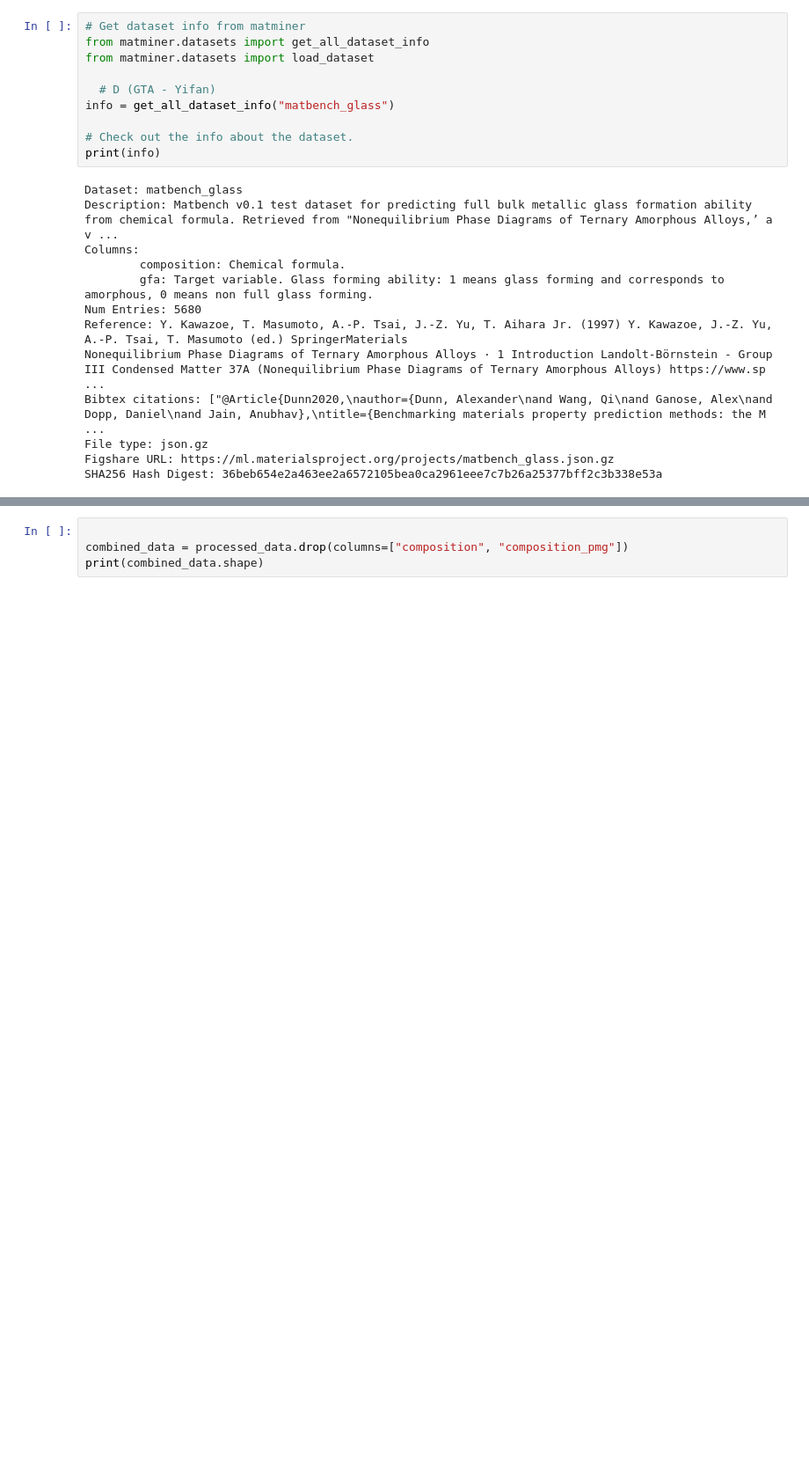
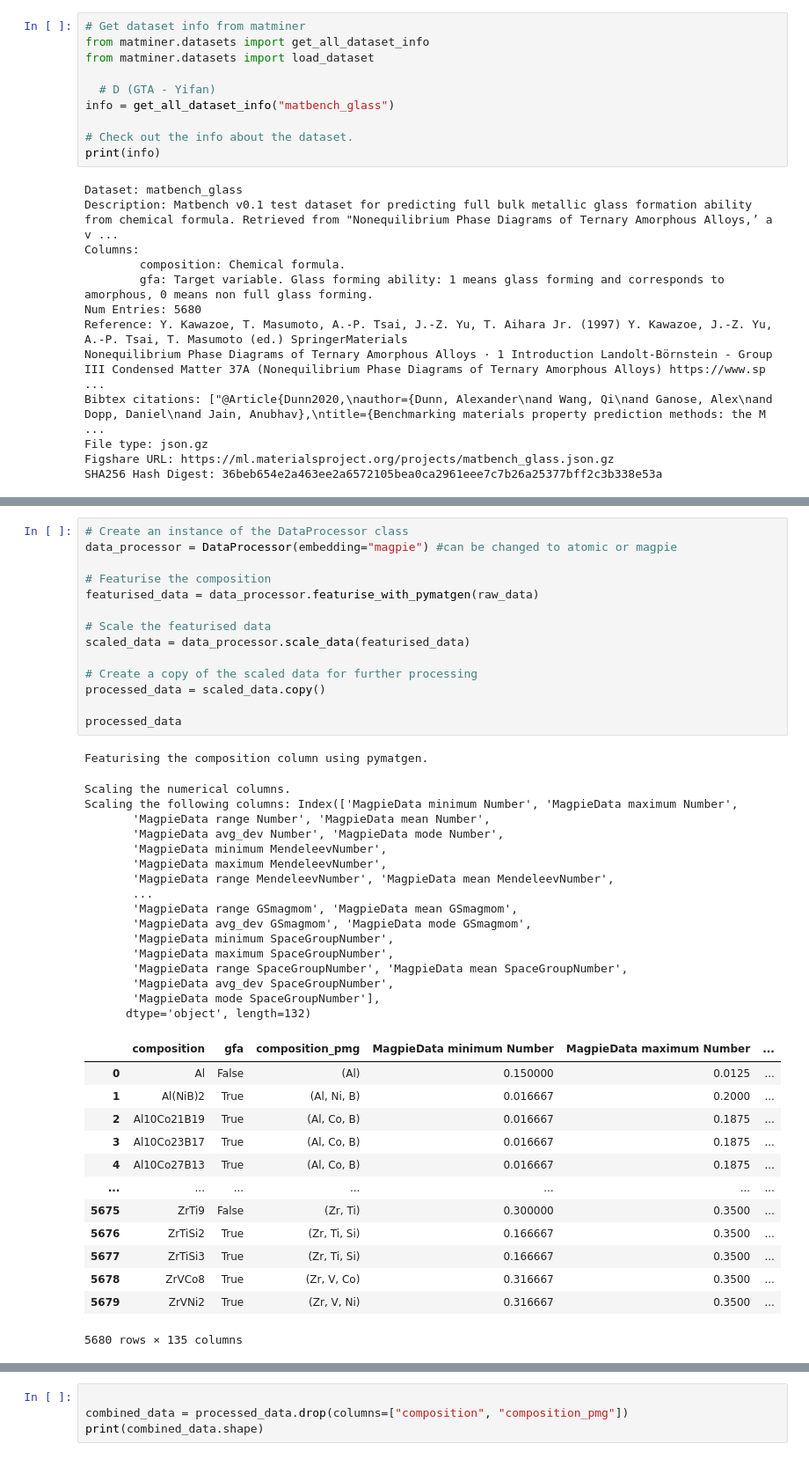
Before and after one commit to abhi0raj/Amorphous-classifier, a Jupyter notebook: main.ipynb, the cells around one changed output, grey strips where cells are left out. Shown at 88% size. Drawn from its saved outputs; the diff is of its cells as text; blank space fills up the shorter version.

```diff
--- a/main.ipynb
+++ b/main.ipynb
@@ -249,3 +223,48 @@ Scaling the following columns: Index(['MagpieData minimum Number', 'MagpieData m
+# %%
+# Create an instance of the DataProcessor class
+data_processor = DataProcessor(embedding="magpie") #can be changed to atomic or magpie
+
+# Featurise the composition
+featurised_data = data_processor.featurise_with_pymatgen(raw_data)
+
+# Scale the featurised data
+scaled_data = data_processor.scale_data(featurised_data)
+
+# Create a copy of the scaled data for further processing
+processed_data = scaled_data.copy()
+
+processed_data
+# %% [output]
+Featurising the composition column using pymatgen.
+Scaling the numerical columns.
+Scaling the following columns: Index(['MagpieData minimum Number', 'MagpieData maximum Number',
+       'MagpieData range Number', 'MagpieData mean Number',
+       'MagpieData avg_dev Number', 'MagpieData mode Number',
+       'MagpieData minimum MendeleevNumber',
+       'MagpieData maximum MendeleevNumber',
+       'MagpieData range MendeleevNumber', 'MagpieData mean MendeleevNumber',
+       ...
+       'MagpieData range GSmagmom', 'MagpieData mean GSmagmom',
+       'MagpieData avg_dev GSmagmom', 'MagpieData mode GSmagmom',
+       'MagpieData minimum SpaceGroupNumber',
+       'MagpieData maximum SpaceGroupNumber',
+       'MagpieData range SpaceGroupNumber', 'MagpieData mean SpaceGroupNumber',
+       'MagpieData avg_dev SpaceGroupNumber',
+       'MagpieData mode SpaceGroupNumber'],
+      dtype='object', length=132)
+|  | composition | gfa | composition_pmg | MagpieData minimum Number | MagpieData maximum Number | ... |
+| 0 | Al | False | (Al) | 0.150000 | 0.0125 | ... |
+| 1 | Al(NiB)2 | True | (Al, Ni, B) | 0.016667 | 0.2000 | ... |
+| 2 | Al10Co21B19 | True | (Al, Co, B) | 0.016667 | 0.1875 | ... |
+| 3 | Al10Co23B17 | True | (Al, Co, B) | 0.016667 | 0.1875 | ... |
+| 4 | Al10Co27B13 | True | (Al, Co, B) | 0.016667 | 0.1875 | ... |
+| ... | ... | ... | ... | ... | ... | ... |
+| 5675 | ZrTi9 | False | (Zr, Ti) | 0.300000 | 0.3500 | ... |
+| 5676 | ZrTiSi2 | True | (Zr, Ti, Si) | 0.166667 | 0.3500 | ... |
+| 5677 | ZrTiSi3 | True | (Zr, Ti, Si) | 0.166667 | 0.3500 | ... |
+| 5678 | ZrVCo8 | True | (Zr, V, Co) | 0.316667 | 0.3500 | ... |
+| 5679 | ZrVNi2 | True | (Zr, V, Ni) | 0.316667 | 0.3500 | ... |
+5680 rows × 135 columns
 # %%
 # Create an instance of the DataProcessor class
 data_processor = DataProcessor(embedding="atomic") #can be changed to atomic or magpie
```
Also changed, not shown: parts of 18 cells of this notebook, 1 other file.
